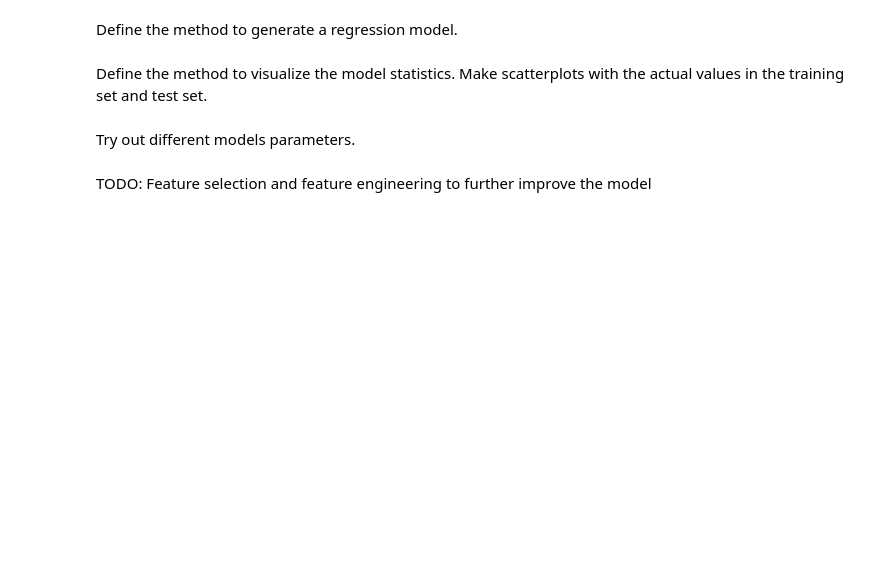
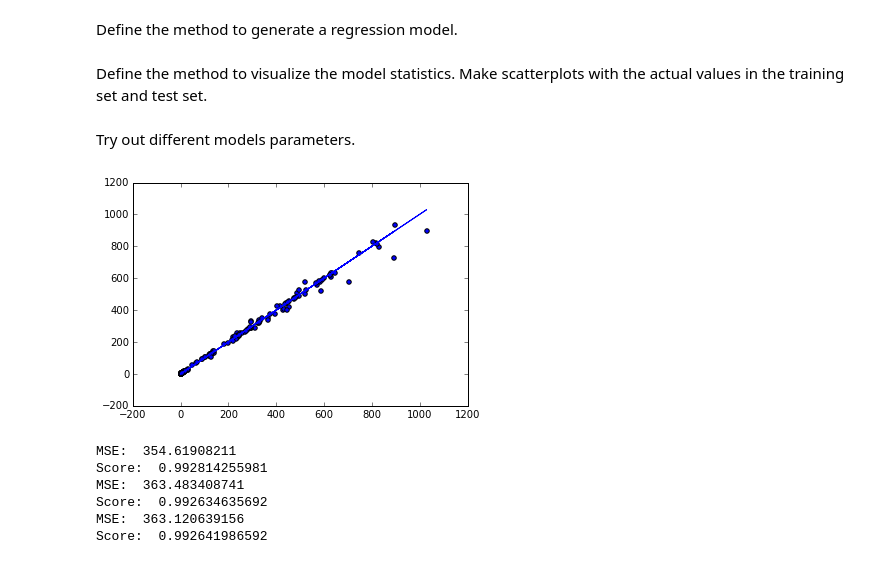
Before and after one commit to pburkard88/DS_BOS_07_Students, a Jupyter notebook: BethTenorio/Predicting Bitcoin Price - Data Analysis.ipynb, the cells around one changed output. Cells and saved outputs as stored; diff of their text form; code cells hidden in the pictures; blank space fills up the shorter version.

```diff
--- a/BethTenorio/Predicting Bitcoin Price - Data Analysis.ipynb
+++ b/BethTenorio/Predicting Bitcoin Price - Data Analysis.ipynb
@@ -90,30 +190,40 @@ def regression_model(predictor):
     regressor.fit(train[predictor], train['next_day'])
     predictions = regressor.predict(test[predictor])
     mse = sum((predictions - test['next_day']) ** 2) / len(predictions)
+    score = regressor.score(test[predictor], test['next_day'])
 
-    return regressor, predictions, mse
+    return regressor, predictions, mse, score
 # %% [markdown]
 Define the method to visualize the model statistics. Make scatterplots with the actual values in the training set and test set.
 # %%
 def draw_scatterplot(predictor, regressor, predictions):
 
-    plt.scatter(train[predictor], train['next_day'])
-    plt.plot(train[predictor], regressor.predict(train[predictor]))
-    plt.show()
+    #plt.scatter(train[predictor], train['next_day'])
+    #plt.plot(train[predictor], regressor.predict(train[predictor]))
+    #plt.show()
     plt.scatter(test[predictor], test['next_day'])
     plt.plot(test[predictor], predictions)
     plt.show()
 # %% [markdown]
 Try out different models parameters.
 # %%
-rm , predictions, mse = regression_model(['price_usd'])
-#draw_scatterplot('price_usd', rm, predictions)
-print mse # 206.12217429c
+rm , predictions, mse, score = regression_model(['price_usd'])
+draw_scatterplot('price_usd', rm, predictions)
+print 'MSE: ', mse # 177.90
+print 'Score: ', score
 
-rm, predictions, mse = regression_model(['trend'])
-print mse # 46367.4115111
+rm, predictions, mse, score = regression_model(['price_usd', 'ma_price_3'])
+print 'MSE: ', mse # 178.29
+print 'Score: ', score
 
-rm, predictions, mse = regression_model(['transaction_vol', 'price_usd'])
-print mse # 206.373259397
+rm, predictions, mse, score = regression_model(['price_usd', 'ma_price_3', 'ma_price_7'])
+print 'MSE: ', mse # 178.12
+print 'Score: ', score
+# %% [output]
+[figure, added]
+MSE:  354.61908211
+Score:  0.992814255981
+MSE:  363.483408741
+Score:  0.992634635692
+MSE:  363.120639156
+Score:  0.992641986592
-# %% [markdown]
-TODO: Feature selection and feature engineering to further improve the model
```
Also changed, not shown: parts of 17 cells of this notebook.
